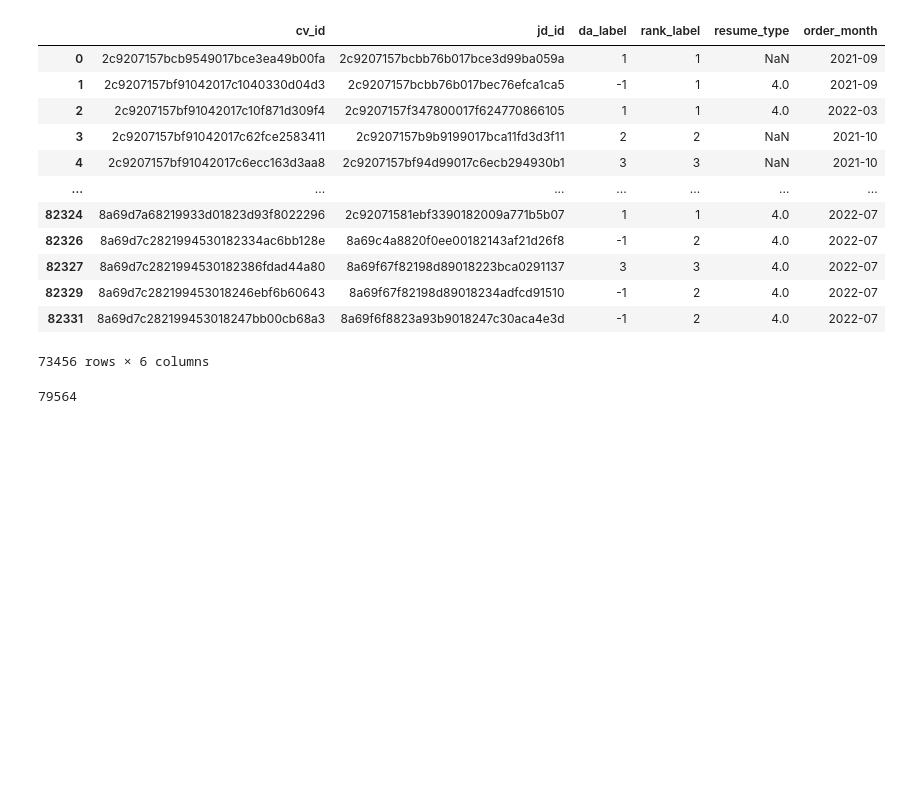
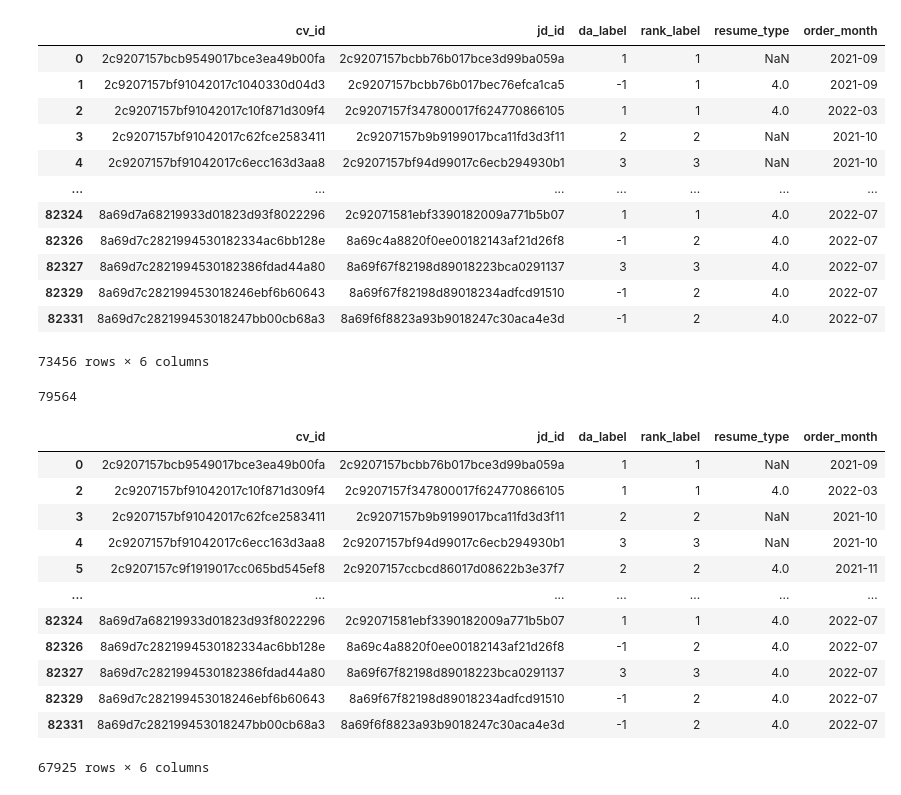
Before and after one commit to slowisfast2030/generalization, a Jupyter notebook: data_join.ipynb, the cells around one changed output. Saved outputs shown, nothing was run; the diff lists cells and outputs as text; code cells hidden in the pictures; blank space fills up the shorter version.

```diff
--- a/data_join.ipynb
+++ b/data_join.ipynb
@@ -146,3 +147,23 @@ cvjd_traintest
 73456+6108
 # %% [output]
 79564
+# %%
+# 训练集和测试集需要做一次过滤
+cvjd_traintest_filter = cvjd_traintest[~((cvjd_traintest['da_label']==-1)&(cvjd_traintest['rank_label']==1))]
+cvjd_traintest_filter.to_pickle('../generalization_data/cvjd_traintest_filter_67925.pkl')
+
+cvjd_traintest_filter
+# %% [output]
+|  | cv_id | jd_id | da_label | rank_label | resume_type | order_month |
+| 0 | 2c9207157bcb9549017bce3ea49b00fa | 2c9207157bcbb76b017bce3d99ba059a | 1 | 1 | NaN | 2021-09 |
+| 2 | 2c9207157bf91042017c10f871d309f4 | 2c9207157f347800017f624770866105 | 1 | 1 | 4.0 | 2022-03 |
+| 3 | 2c9207157bf91042017c62fce2583411 | 2c9207157b9b9199017bca11fd3d3f11 | 2 | 2 | NaN | 2021-10 |
+| 4 | 2c9207157bf91042017c6ecc163d3aa8 | 2c9207157bf94d99017c6ecb294930b1 | 3 | 3 | NaN | 2021-10 |
+| 5 | 2c9207157c9f1919017cc065bd545ef8 | 2c9207157ccbcd86017d08622b3e37f7 | 2 | 2 | 4.0 | 2021-11 |
+| ... | ... | ... | ... | ... | ... | ... |
+| 82324 | 8a69d7a68219933d01823d93f8022296 | 2c92071581ebf3390182009a771b5b07 | 1 | 1 | 4.0 | 2022-07 |
+| 82326 | 8a69d7c2821994530182334ac6bb128e | 8a69c4a8820f0ee00182143af21d26f8 | -1 | 2 | 4.0 | 2022-07 |
+| 82327 | 8a69d7c2821994530182386fdad44a80 | 8a69f67f82198d89018223bca0291137 | 3 | 3 | 4.0 | 2022-07 |
+| 82329 | 8a69d7c282199453018246ebf6b60643 | 8a69f67f82198d89018234adfcd91510 | -1 | 2 | 4.0 | 2022-07 |
+| 82331 | 8a69d7c282199453018247bb00cb68a3 | 8a69f6f8823a93b9018247c30aca4e3d | -1 | 2 | 4.0 | 2022-07 |
+67925 rows × 6 columns
```
Also changed, not shown: parts of 1 cell of this notebook, 1 other file.
